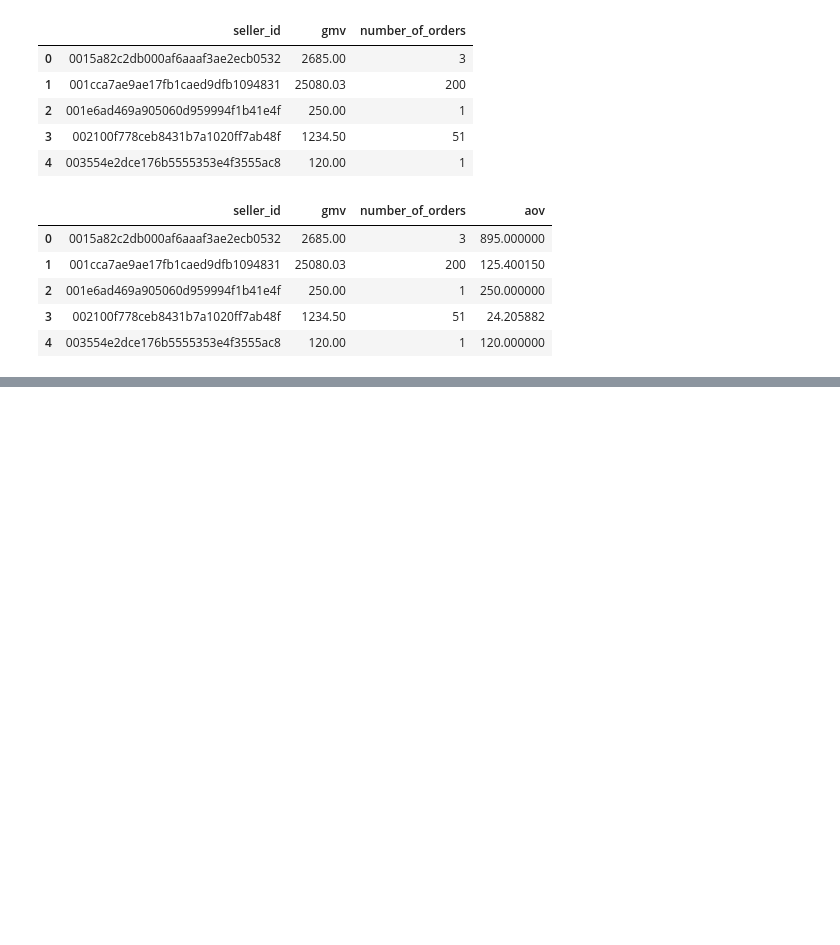
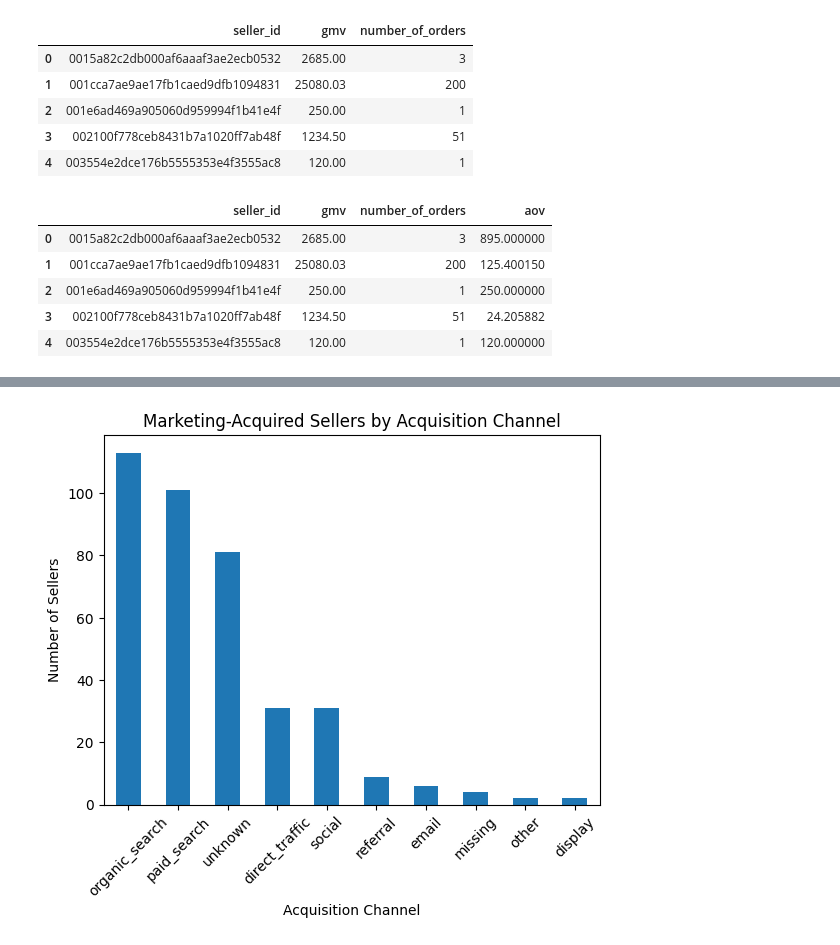
Before and after one commit to estefaniabarrosa/olist-end-to-end-data-analytics, a Jupyter notebook: notebooks/02_eda_business_analysis.ipynb, the cells around one changed output, grey strips where cells are left out. Cells and saved outputs as stored; diff of their text form; code cells hidden in the pictures; blank space fills up the shorter version.

Commit message:
Add Q1 acquisition analysis and Q2 delivery performance EDA

```diff
--- a/notebooks/02_eda_business_analysis.ipynb
+++ b/notebooks/02_eda_business_analysis.ipynb
@@ -193,3 +203,9 @@ seller_commercial.head()
 | 2 | 001e6ad469a905060d959994f1b41e4f | 250.00 | 1 | 250.000000 |
 | 3 | 002100f778ceb8431b7a1020ff7ab48f | 1234.50 | 51 | 24.205882 |
 | 4 | 003554e2dce176b5555353e4f3555ac8 | 120.00 | 1 | 120.000000 |
+# %%
+# Add acquisition channel to converted sellers
+
+seller_acquisition = closed_deals[["seller_id", "mql_id"]].merge(mql[["mql_id", "origin"]],on="mql_id",how="left")
+
+seller_acquisition.head()
@@ -195,0 +229,6 @@ seller_commercial.head()
+# %%
+# Connect acquisition channel with seller commercial performance
+
+seller_acquisition_performance = seller_acquisition.merge(seller_commercial, on="seller_id",how="inner")
+
+seller_acquisition_performance.head()
@@ -195,0 +289,12 @@ seller_commercial.head()
+# %%
+# Visualize acquisition channel distribution
+
+seller_acquisition_performance["origin"].value_counts().plot(kind="bar")
+
+plt.title("Marketing-Acquired Sellers by Acquisition Channel")
+plt.xlabel("Acquisition Channel")
+plt.ylabel("Number of Sellers")
+plt.xticks(rotation=45)
+plt.show()
+# %% [output]
+[figure, added]
```
Also changed, not shown: parts of 65 cells of this notebook, 1 other file.
